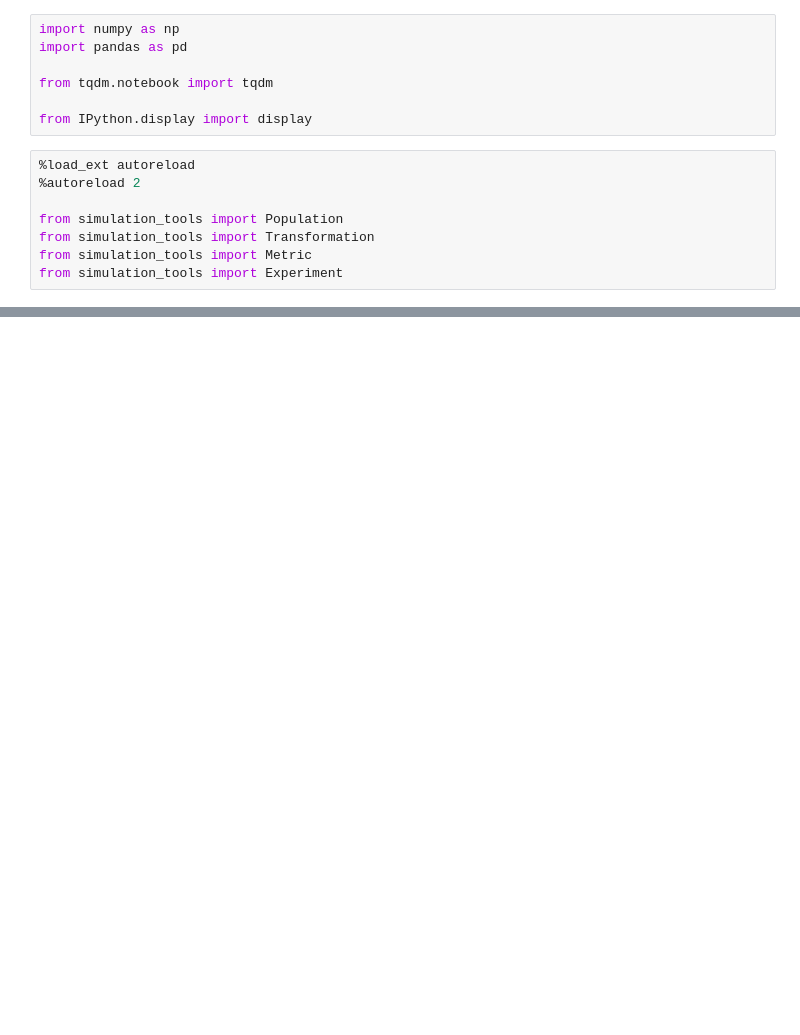
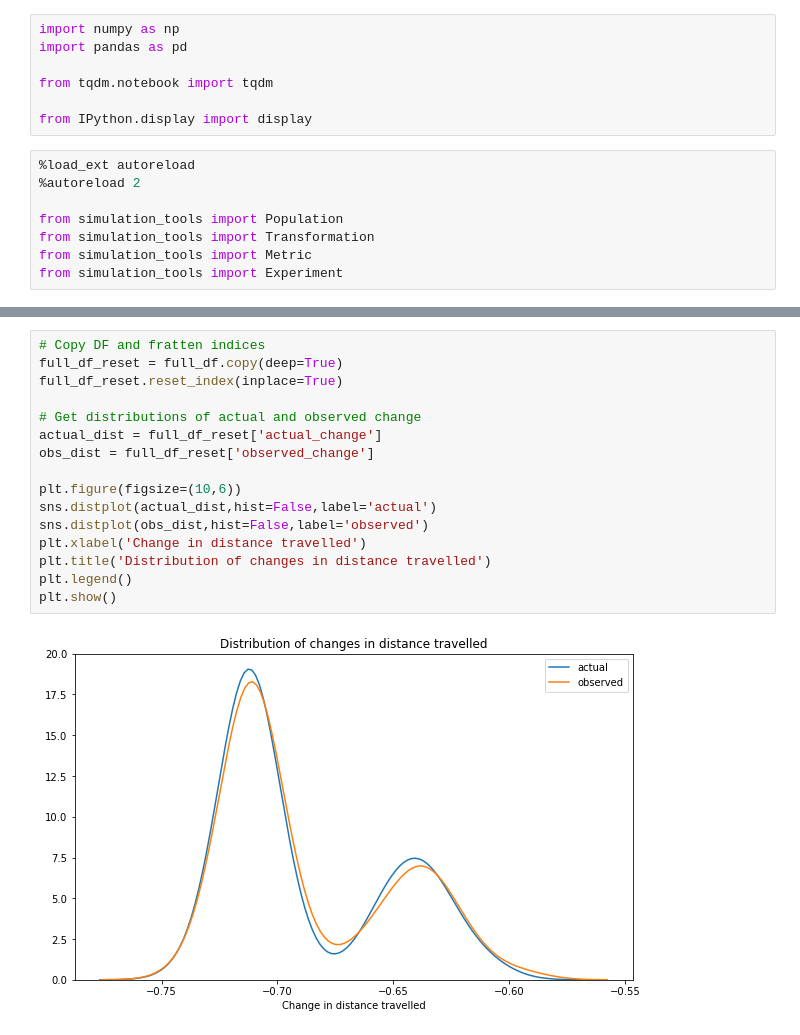
Before and after one commit to HGN-Spotifyers/AC221-final-project, a Jupyter notebook: Experiments.ipynb, the cells around one changed output, grey strips where cells are left out. Cells and saved outputs as stored; diff of their text form; blank space fills up the shorter version.

```diff
--- a/Experiments.ipynb
+++ b/Experiments.ipynb
@@ -70,0 +186,18 @@ experiment1._before[0]
+# %%
+# Copy DF and fratten indices
+full_df_reset = full_df.copy(deep=True)
+full_df_reset.reset_index(inplace=True)
+
+# Get distributions of actual and observed change
+actual_dist = full_df_reset['actual_change']
+obs_dist = full_df_reset['observed_change']
+
+plt.figure(figsize=(10,6))
+sns.distplot(actual_dist,hist=False,label='actual')
+sns.distplot(obs_dist,hist=False,label='observed')
+plt.xlabel('Change in distance travelled')
+plt.title('Distribution of changes in distance travelled')
+plt.legend()
+plt.show()
+# %% [output]
+[figure, added]
```
Also changed, not shown: parts of 28 cells of this notebook.
